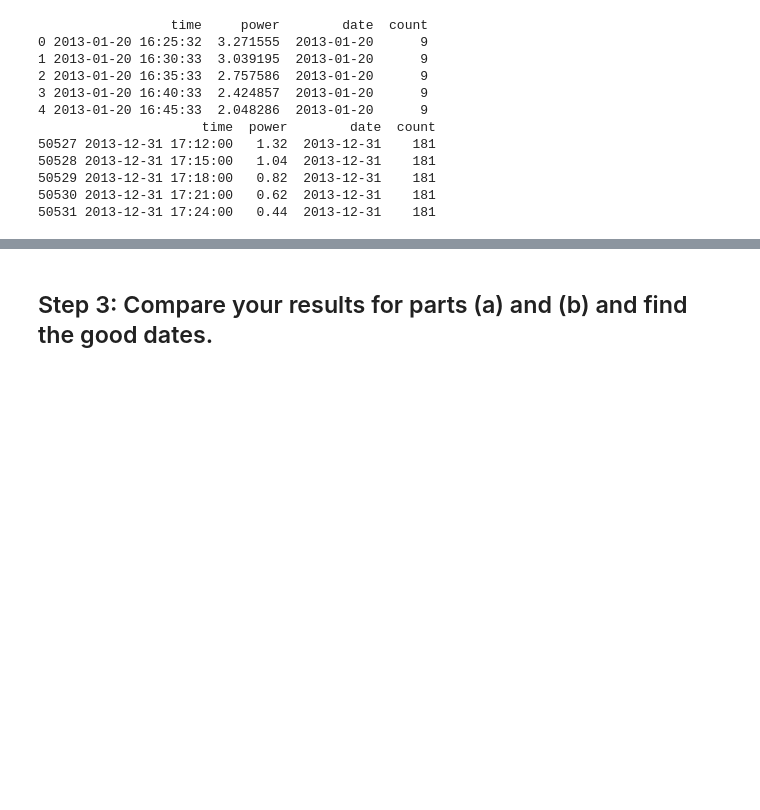
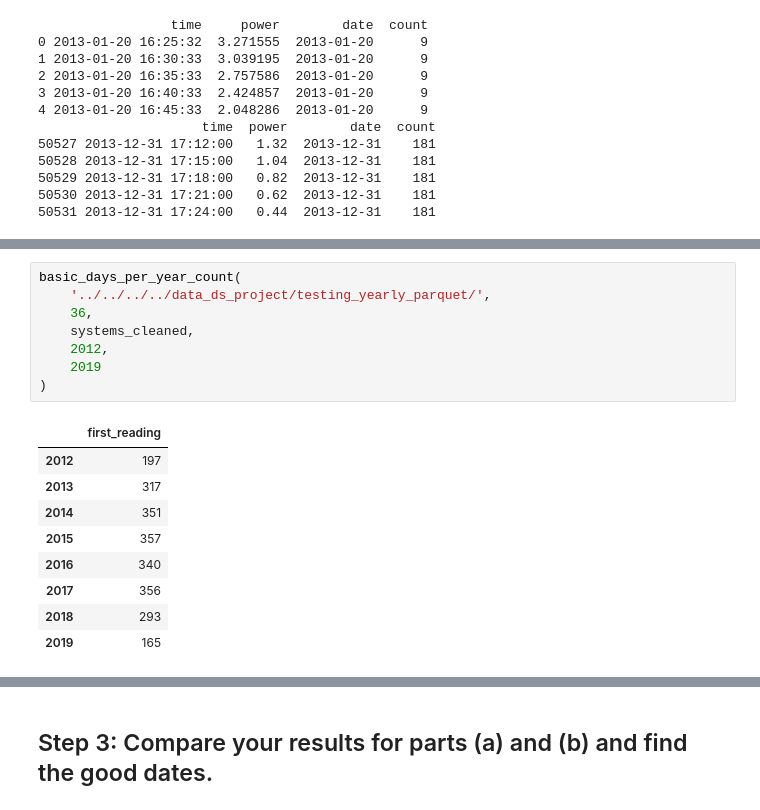
Before and after one commit to Erdos-Projects/predicting-day-ahead-solar-power-production, a Jupyter notebook: src/data/pwr/extract_ac_power_functions.ipynb, the cells around one changed output, grey strips where cells are left out. Drawn from its saved outputs; the diff is of its cells as text; blank space fills up the shorter version.

```diff
--- a/src/data/pwr/extract_ac_power_functions.ipynb
+++ b/src/data/pwr/extract_ac_power_functions.ipynb
@@ -727,0 +781,18 @@ print(data_1200_met_2013.tail())
+# %%
+basic_days_per_year_count(
+    '../../../../data_ds_project/testing_yearly_parquet/',
+    36,
+    systems_cleaned,
+    2012,
+    2019
+)
+# %% [output]
+|  | first_reading |
+| 2012 | 197 |
+| 2013 | 317 |
+| 2014 | 351 |
+| 2015 | 357 |
+| 2016 | 340 |
+| 2017 | 356 |
+| 2018 | 293 |
+| 2019 | 165 |
```
Also changed, not shown: parts of 18 cells of this notebook, 1 other file.
